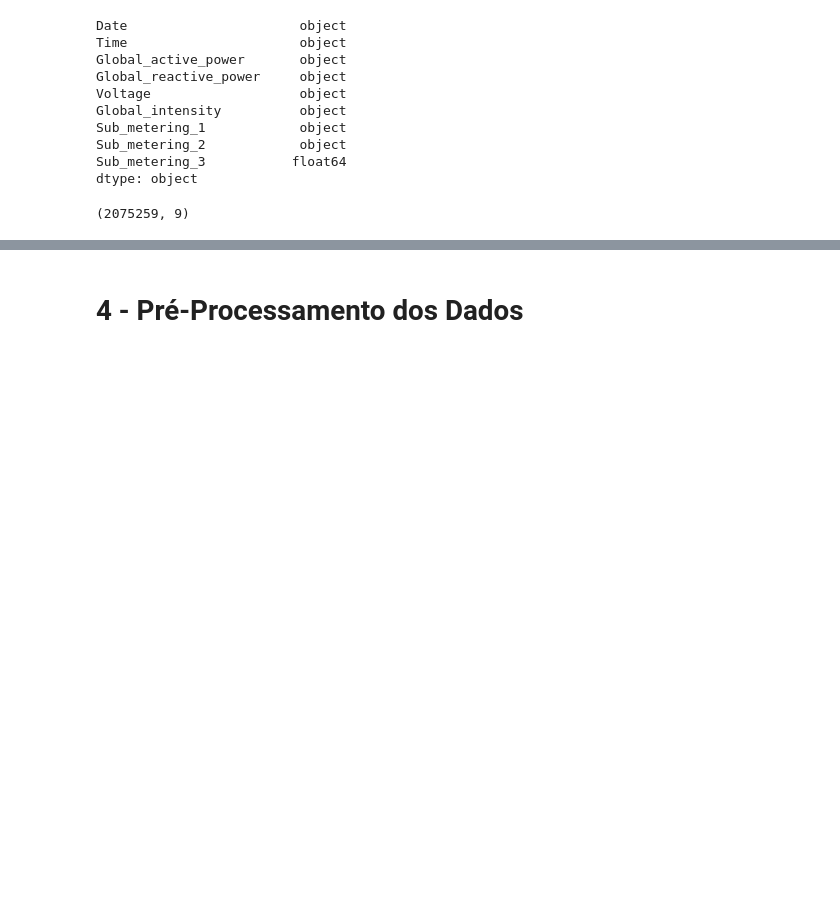
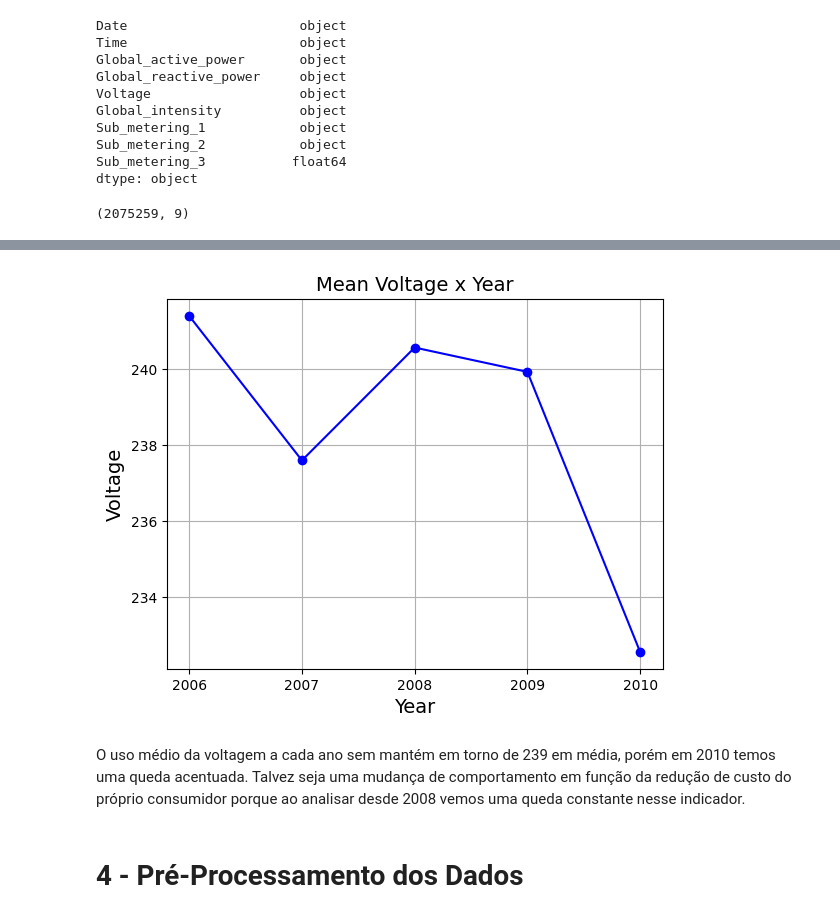
Before and after one commit to marcosmorais94/household_power_consumption, a Jupyter notebook: household_power_predict.ipynb, the cells around one changed output, grey strips where cells are left out. Cells and saved outputs as stored; diff of their text form; code cells hidden in the pictures; blank space fills up the shorter version.

```diff
--- a/household_power_predict.ipynb
+++ b/household_power_predict.ipynb
@@ -68,0 +114,16 @@ dataset.isnull().values.any()
+# %%
+# Alguns valores na base estão como "?" e neste caso vamos substituir por 0
+bd_analise = bd_analise.replace(to_replace = ['?'], value = [0])
+# %%
+# Conversão da coluna Date para DateTime e demais colunas para tipo numérico
+# Confirma pelo tipo de dados
+bd_analise['Date'] = pd.to_datetime(bd_analise["Date"])
+bd_analise['Global_active_power'] = pd.to_numeric(bd_analise['Global_active_power'])
+bd_analise['Global_reactive_power'] = pd.to_numeric(bd_analise['Global_reactive_power'])
+bd_analise['Voltage'] = pd.to_numeric(bd_analise['Voltage'])
+bd_analise['Global_intensity'] = pd.to_numeric(bd_analise['Global_intensity'])
+bd_analise['Sub_metering_1'] = pd.to_numeric(bd_analise['Sub_metering_1'])
+bd_analise['Sub_metering_2'] = pd.to_numeric(bd_analise['Sub_metering_2'])
+bd_analise['Sub_metering_3'] = pd.to_numeric(bd_analise['Sub_metering_3'])
+
+bd_analise.dtypes
@@ -68,0 +150,5 @@ dataset.isnull().values.any()
+# %%
+# Cria coluna com Ano e Mês para análise de séries temporais
+bd_analise['Year'] = pd.DatetimeIndex(bd_analise['Date']).year
+bd_analise['Month'] = pd.DatetimeIndex(bd_analise['Date']).month
+bd_analise.head()
@@ -68,0 +162,4 @@ dataset.isnull().values.any()
+# %%
+# Agrupamento dos dados da análise exploratória por ano
+bd_plot = bd_analise.groupby('Year', as_index = False).mean()
+bd_plot
@@ -68,0 +173,14 @@ dataset.isnull().values.any()
+# %%
+# Gráfico de linhas para análise do comportamento do consumo médio ao longo dos anos
+
+plt.plot(bd_plot['Year'], bd_plot['Voltage'], color='blue', marker='o')
+plt.title('Mean Voltage x Year', fontsize=14)
+plt.xlabel('Year', fontsize=14)
+plt.ylabel('Voltage', fontsize=14)
+plt.xticks(range(2006,2011))
+plt.grid(True)
+plt.show()
+# %% [output]
+[figure, added]
+# %% [markdown]
+O uso médio da voltagem a cada ano sem mantém em torno de 239 em média, porém em 2010 temos uma queda acentuada. Talvez seja uma mudança de comportamento em função da redução de custo do próprio consumidor porque ao analisar desde 2008 vemos uma queda constante nesse indicador.
```
Also changed, not shown: parts of 42 cells of this notebook.
